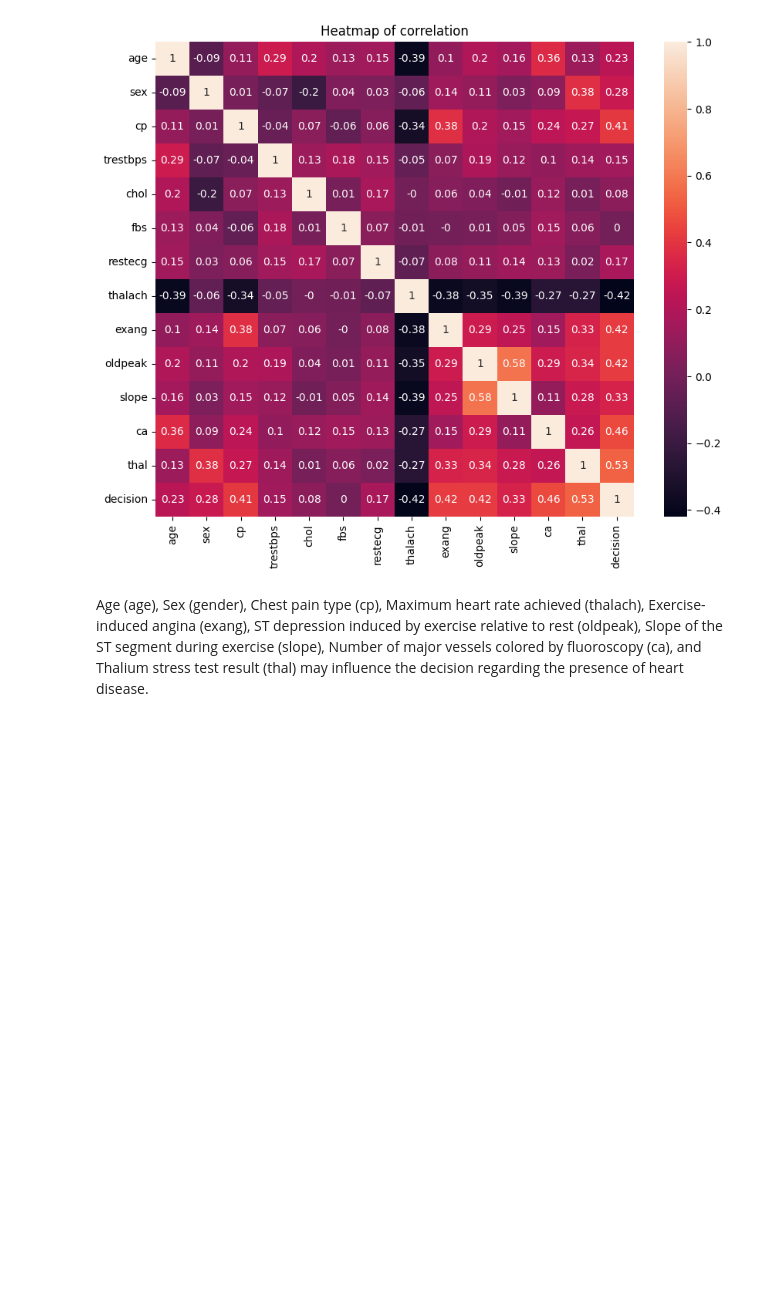
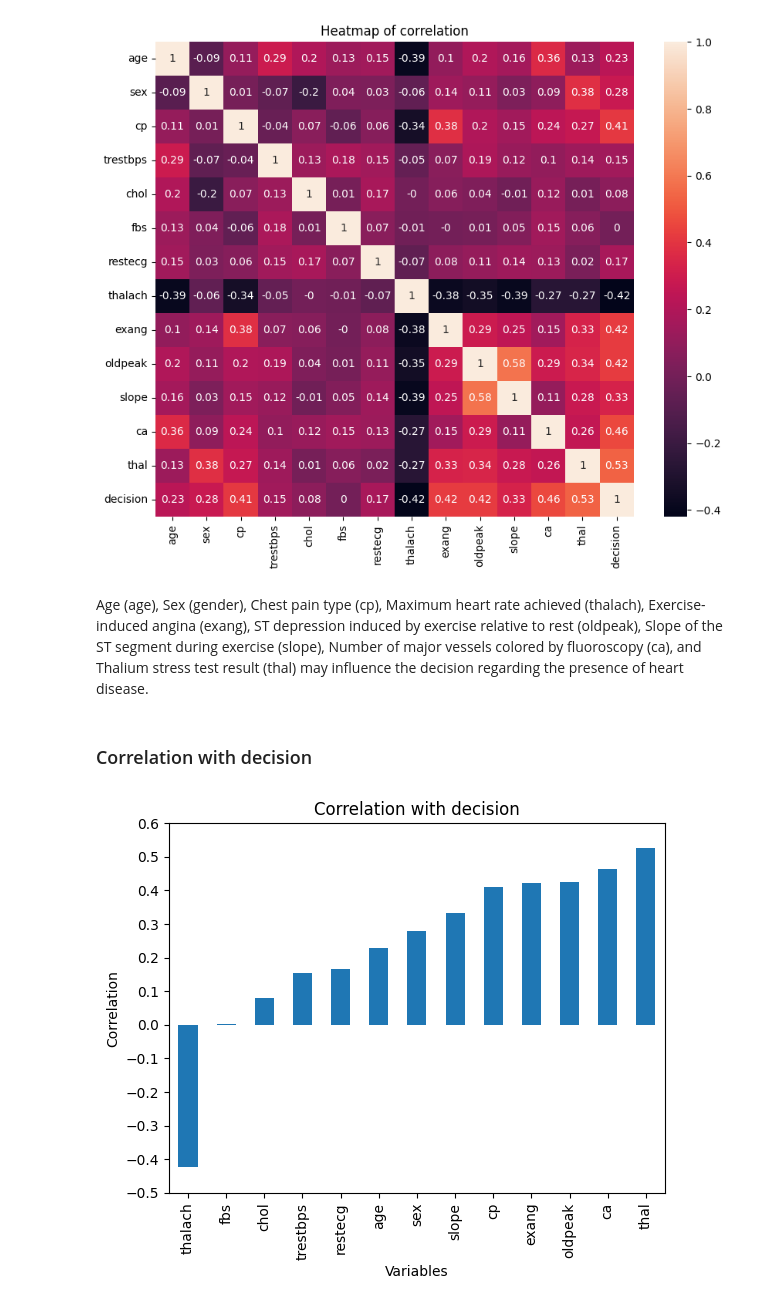
Before and after one commit to MrDomian/Heart-Disease-Risk-Prediction, a Jupyter notebook: Data analysis.ipynb, the cells around one changed output. Cells and saved outputs as stored; diff of their text form; code cells hidden in the pictures; blank space fills up the shorter version.

Commit message:
Adding new charts and analysis
Adding: Correlation with decision, Boxplot for all attributes, Dendogram and PCA

```diff
--- a/Data analysis.ipynb
+++ b/Data analysis.ipynb
@@ -246,3 +249,19 @@ plt.show()
 [figure]
 # %% [markdown]
 Age (age), Sex (gender), Chest pain type (cp), Maximum heart rate achieved (thalach), Exercise-induced angina (exang), ST depression induced by exercise relative to rest (oldpeak), Slope of the ST segment during exercise (slope), Number of major vessels colored by fluoroscopy (ca), and Thalium stress test result (thal) may influence the decision regarding the presence of heart disease.
+# %% [markdown]
+### Correlation with decision
+# %%
+correlation = data.corr()['decision']
+correlation = correlation.drop('decision')
+correlation = correlation.sort_values()
+correlation.plot(kind='bar')
+
+plt.xlabel('Variables')
+plt.ylabel('Correlation')
+plt.title('Correlation with decision')
+plt.xticks(rotation=90)
+plt.yticks([i / 10 for i in range(-5, 7)])
+plt.show()
+# %% [output]
+[figure, added]
```
Also changed, not shown: parts of 7 cells of this notebook.
